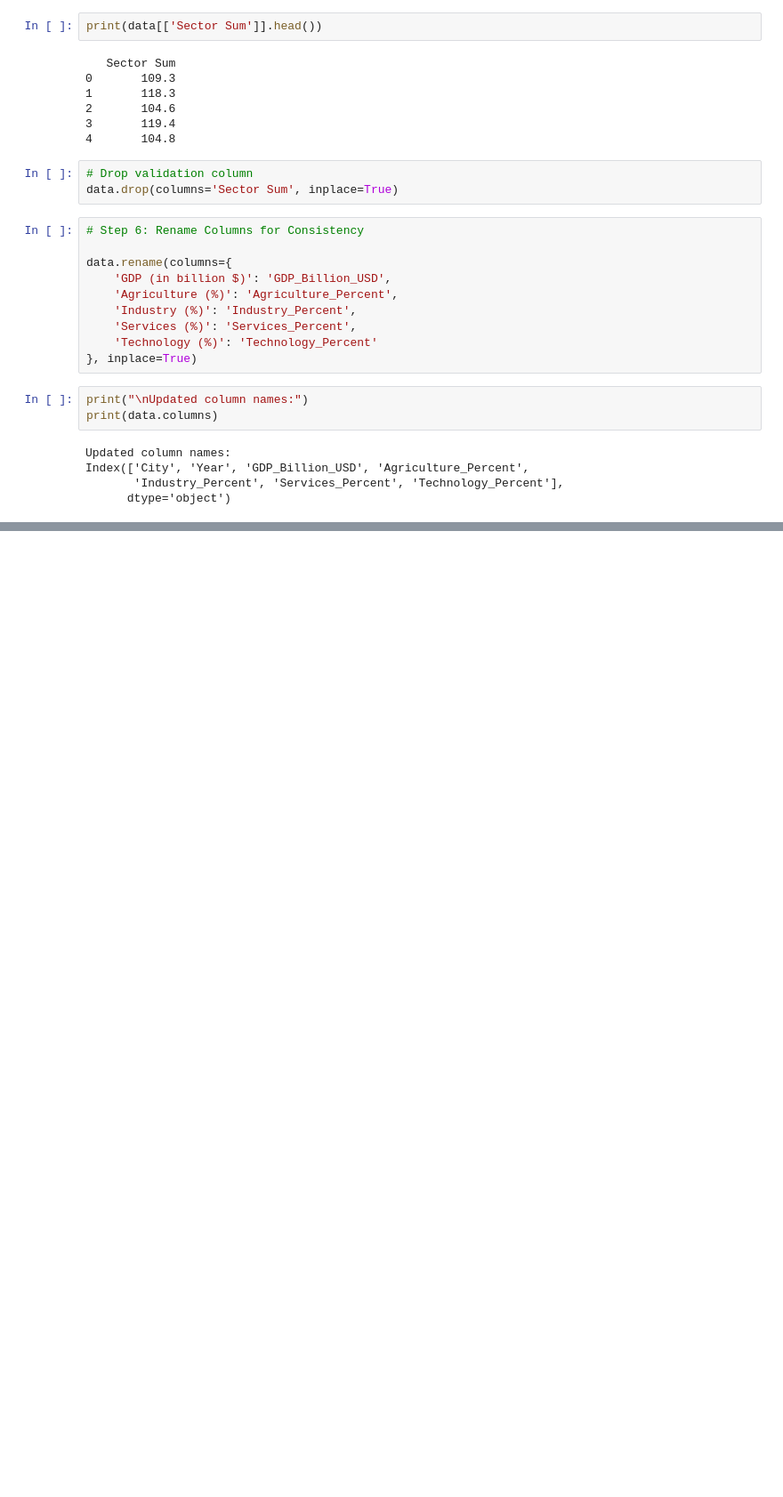
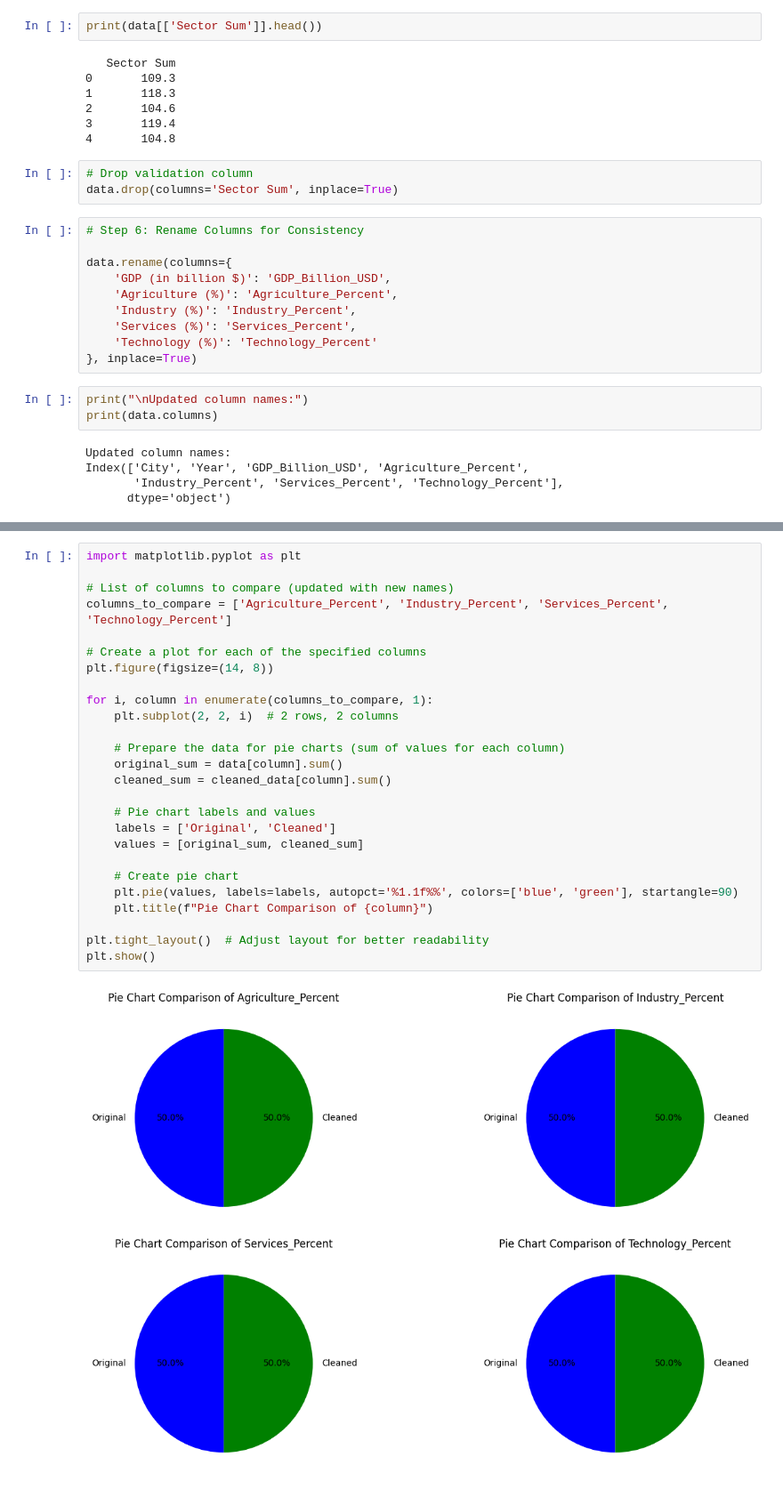
Before and after one commit to JOSHITHA6/GDP_PRODUCTIVITY_INFO, a Jupyter notebook: GDP_PRODUCTION.ipynb, the cells around one changed output, grey strips where cells are left out. Shown at 89% size. Drawn from its saved outputs; the diff is of its cells as text; blank space fills up the shorter version.

```diff
--- a/GDP_PRODUCTION.ipynb
+++ b/GDP_PRODUCTION.ipynb
@@ -150,0 +149,28 @@ fatal: Authentication failed for 'https://github.com/JOSHITHA6/GDP_PRODUCTIVITY_
+# %%
+import matplotlib.pyplot as plt
+
+# List of columns to compare (updated with new names)
+columns_to_compare = ['Agriculture_Percent', 'Industry_Percent', 'Services_Percent', 'Technology_Percent']
+
+# Create a plot for each of the specified columns
+plt.figure(figsize=(14, 8))
+
+for i, column in enumerate(columns_to_compare, 1):
+    plt.subplot(2, 2, i)  # 2 rows, 2 columns
+
+    # Prepare the data for pie charts (sum of values for each column)
+    original_sum = data[column].sum()
+    cleaned_sum = cleaned_data[column].sum()
+
+    # Pie chart labels and values
+    labels = ['Original', 'Cleaned']
+    values = [original_sum, cleaned_sum]
+
+    # Create pie chart
+    plt.pie(values, labels=labels, autopct='%1.1f%%', colors=['blue', 'green'], startangle=90)
+    plt.title(f"Pie Chart Comparison of {column}")
+
+plt.tight_layout()  # Adjust layout for better readability
+plt.show()
+# %% [output]
+[figure, added]
```
Also changed, not shown: parts of 13 cells of this notebook.
